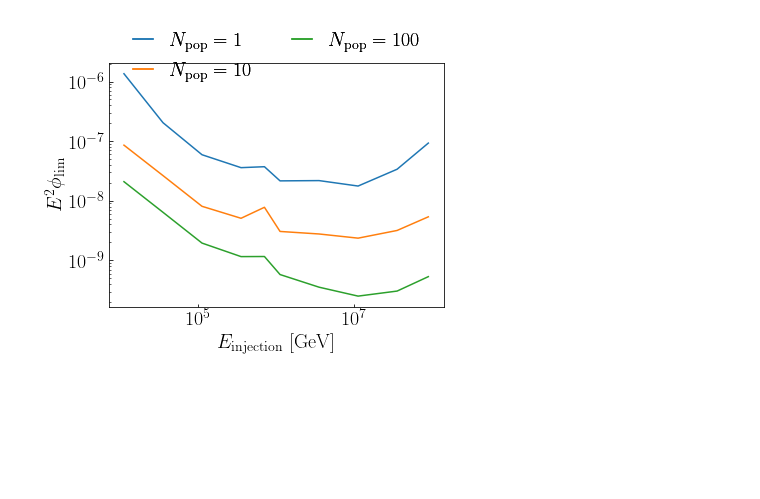
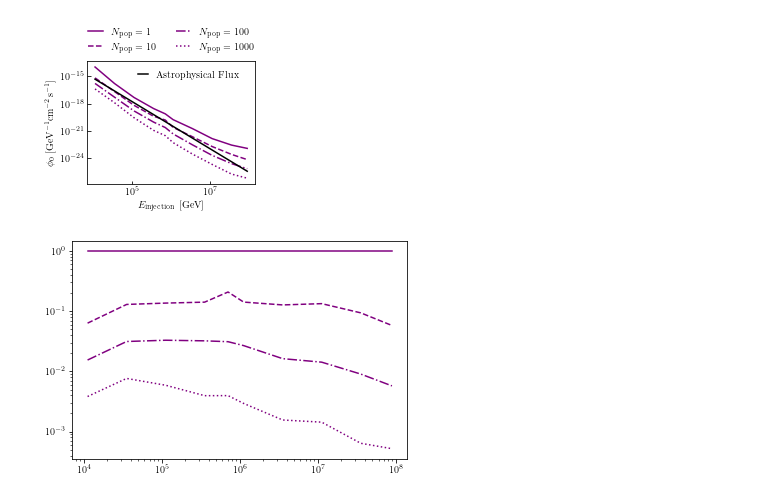
Before and after one commit to MeighenBergerS/dmpoint, a Jupyter notebook: notebooks/cluster_reader.ipynb, the cells around one changed output. Saved outputs shown, nothing was run; the diff lists cells and outputs as text; code cells hidden in the pictures; blank space fills up the shorter version.

```diff
--- a/notebooks/cluster_reader.ipynb
+++ b/notebooks/cluster_reader.ipynb
@@ -42,13 +42,13 @@ flux_scan = np.logspace(-40, -10, 100)  # Fluxes to test
 ide_scan = [0, 5, 10, 15, 18, 20, 25, 30, 35, 39]  # energy ids to test
 # %%
 pop_store = []
-set_list = [1, 10, 100]
+set_list = [1, 10, 100, 1000]
 for set_id in set_list:
     pre_string = "..\\data\\cluster_sim\\set_%d\\results\\" % set_id
     job_range = 1000 * set_id
     for job_id in range(job_range)[(set_id - 1) * 1000:]:
-        job_id += 1
-        parsed_val = divmod(job_id, 1000)
+        run_id = job_id + 1
+        parsed_val = divmod(run_id, 1000)
         population = parsed_val[0] + 1
         parsed_val_2 = divmod(parsed_val[1], 100)
         ide_val = parsed_val_2[0]
@@ -58,13 +58,19 @@ for set_id in set_list:
         file_name = "cl_lim_res_pop_%d_ide_%d_idf_%d.p" % (
             population, ide, idf_val
         )
-        pop_store.append(pickle.load(open(pre_string + file_name, "rb")))
+        try:
+            pop_store.append(pickle.load(open(pre_string + file_name, "rb")))
+        except:
+            file_name = "cl_lim_res_pop_%d_ide_%d_idf_%d.p" % (
+                population, ide, idf_val - 1
+            )
+            pop_store.append(pickle.load(open(pre_string + file_name, "rb")))
 pop_store.insert(0, 0.)
 pop_store = np.array(pop_store)
 # %%
 # Parsing
-pops_lens = 3
-pops = [1, 10, 100]
+pops_lens = 4
+pops = [1, 10, 100, 1000]
 pop_dic = {}
 for pop_id in range(pops_lens):
     pop = pops[pop_id]
@@ -92,37 +98,61 @@ def smooth(y, box_pts):
     box = np.ones(box_pts)/box_pts
     y_smooth = np.convolve(y, box, mode='same')
     return y_smooth
+# %%
+# Astro
+def astro_flux(E):
+    # From IceCube data
+    # res = 1.44 * (E / 1e5)**(-2.28) * 1e-18
+    # res = 1.66 * (E / 1e5)**(-2.53) * 1e-18
+    res = 1.66 * (E / 1e5)**(-2.6) * 1e-18  # Custom
+    return res
 # %%
 figure, (ax1) = plt.subplots(1, 1, figsize=(std_size, std_size * 6. / 8.), sharex=True)
 # ---------------------------------------------
 # Plotting
+lss = ['-', '--', '-.', ':']
 for pop in range(len(pops)):
     ax1.plot(
         m_egrid[ide_scan],
-        smooth(10**np.array(plot_grid_y[pop]) * m_egrid[ide_scan]**2, 1),
-        label=r'$ N_\mathrm{pop}=%d $' %pops[pop],
+        smooth(10**np.array(plot_grid_y[pop]), 1),
+        label=r'$ N_\mathrm{pop}=%d $' %pops[pop], ls=lss[pop], color='purple'
     )
+ax1.plot(m_egrid, astro_flux(m_egrid), ls='-', color='k',
+         label=r'$\mathrm{Astrophysical\;Flux}$')
 # ---------------------------------------------
 # Axis options
 ax1.set_xscale("log")
 ax1.set_yscale("log")
 ax1.set_xlabel(r"$E_\mathrm{injection}\;[\mathrm{GeV}]$", fontsize=fontsize)
-ax1.set_ylabel(r"$E^2 \phi_\mathrm{lim}$", fontsize=fontsize)
+ax1.set_ylabel(r"$\phi_0\;[\mathrm{GeV^{-1}cm^{-2}s^{-1}}]$", fontsize=fontsize)
 ax1.tick_params(axis = 'both', which = 'major', labelsize=fontsize, direction='in')
 ax1.tick_params(axis = 'both', which = 'minor', labelsize=fontsize, direction='in')
 # ---------------------------------------------
 # Legend
 h, l = ax1.get_legend_handles_labels()
-lgd1 = ax1.legend(h, l, loc=9, bbox_to_anchor=(0.5, +1.2),
-                    ncol=2, fontsize=fontsize, handlelength=h_length,
+lgd1 = ax1.legend(h[:pops_lens], l[:pops_lens], loc=9, bbox_to_anchor=(0.5, +1.35),
+                    ncol=2, fontsize=fontsize, handlelength=1.5,
+                    fancybox=True, frameon=False)
+lgd2 = ax1.legend([h[pops_lens]], [l[pops_lens]], loc=9, bbox_to_anchor=(0.6, +1),
+                    ncol=1, fontsize=fontsize, handlelength=h_length,
                     fancybox=True, frameon=False)
 ax1.add_artist(lgd1)
 # ---------------------------------------------
 # Showing the image
 plt.show()
 # ---------------------------------------------
 # Storing the image
 figure.savefig(PICS + "source_limits.png",
                 bbox_inches='tight', dpi=export_dpi)
 # %% [output]
-[figure, old version]
+[figure, new version]
+# %%
+for pop in range(len(pops)):
+    plt.loglog(
+        m_egrid[ide_scan],
+        smooth(10**np.array(plot_grid_y[pop]), 1) /
+        smooth(10**np.array(plot_grid_y[0]), 1),
+        ls=lss[pop], color='purple'
+    )
+# %% [output]
+[figure, added]
```
Also changed, not shown: parts of 4 cells of this notebook, 3 other files.
